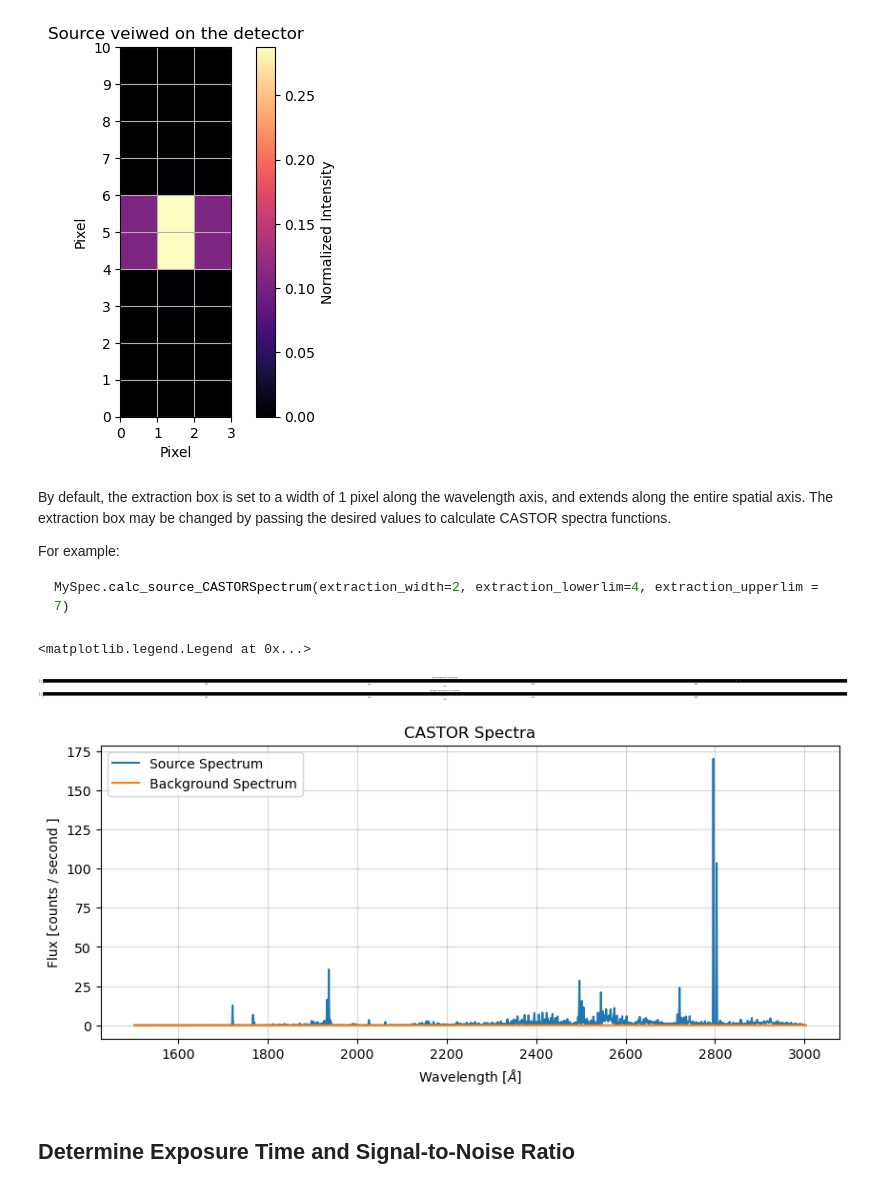
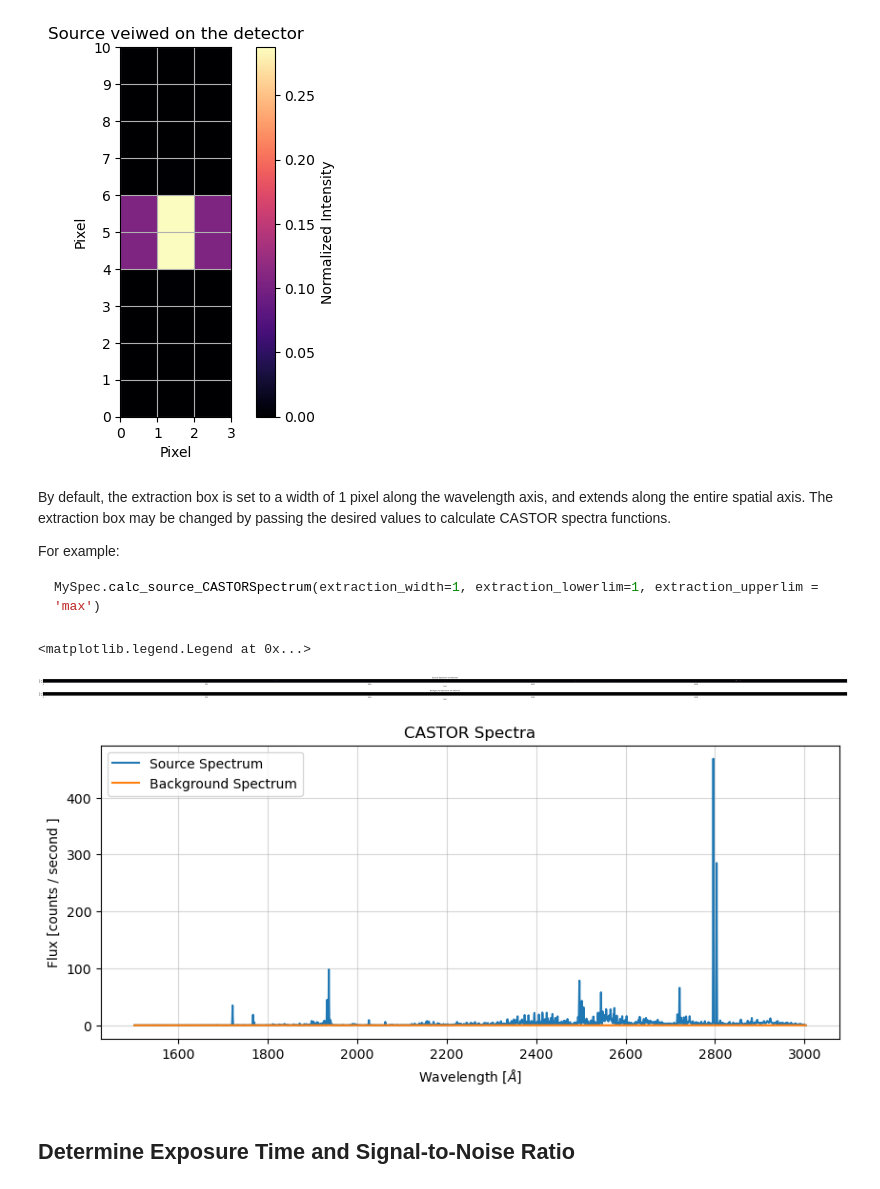
Before and after one commit to CASTOR-telescope/ETC_notebooks, a Jupyter notebook: using_uvmos_with_own_data.ipynb, the cells around one changed output. Saved outputs shown, nothing was run; the diff lists cells and outputs as text; code cells hidden in the pictures.

````diff
--- a/using_uvmos_with_own_data.ipynb
+++ b/using_uvmos_with_own_data.ipynb
@@ -23,4 +30,3 @@ from castor_etc.uvmos_spectroscopy import UVMOS_Spectroscopy
 import pandas as pd
 import matplotlib.pyplot as plt
 import math
-plt.rcParams.update(plt.rcParamsDefault) #Used to make graphs on Visual Studio Code and matplotlib.pyplot
@@ -39,6 +47,6 @@ MyTelescope.dark_current = 0.01
 # %%
 MyTelescope = Telescope()
-MyTelescope.dark_current = 0.01
+MyTelescope.dark_current = 0.02
 print('Mirror Area:  {:.3f}'.format( MyTelescope.mirror_area ))
 
 print('Pixel Scale:  {:.3f}'.format( MyTelescope.px_scale ))
@@ -79,8 +84,7 @@ Open your file either by copying the file to your Jupyter Notebook or calling fr
 
 
 # Calling from Desktop:
-# You may need to change the \ to a /.
-df = pd.read_csv(r"C:\Users\jgron\OneDrive\Desktop\CASTOR Summer 2025\Example Notbook 650Myr_Median\650Myr_0.35M_Median.csv")
+df = pd.read_csv("650Myr_0.35M_Median.csv")
 print(df.head) #prints a few lines of your file to see if it worked.
 
 
@@ -224,11 +237,11 @@ By default, the extraction box is set to a width of 1 pixel along the wavelength
 
 For example:
 ```Python
-MySpec.calc_source_CASTORSpectrum(extraction_width=2, extraction_lowerlim=4, extraction_upperlim = 7)
+MySpec.calc_source_CASTORSpectrum(extraction_width=1, extraction_lowerlim=1, extraction_upperlim = 'max')
 ```
 # %%
-MySpec.calc_source_CASTORSpectrum(extraction_width=1, extraction_lowerlim=4, extraction_upperlim = 7)
-MySpec.calc_background_CASTORSpectrum(extraction_width=1, extraction_lowerlim=4, extraction_upperlim = 7)
+MySpec.calc_source_CASTORSpectrum(extraction_width=1, extraction_lowerlim=1, extraction_upperlim = 'max')
+MySpec.calc_background_CASTORSpectrum(extraction_width=1, extraction_lowerlim=1, extraction_upperlim = 'max')
 
 
 # Optional: Visualize the source and background spectra on the detector
@@ -241,34 +254,34 @@ plt.xlabel('Pixel')
 plt.ylabel('Pixel')
 ax1.set_aspect('equal')
 
 
 ax2 = plt.subplot(212, sharex=ax1, sharey=ax1)
 plt.imshow(MySpec.background_detector*MySpec.source_extracted_numpixs,origin='lower',cmap='magma',aspect='auto', vmin=min(MySpec.source_detector.flatten()), vmax=max(MySpec.source_detector.flatten()))
 plt.title('Background Spectrum on Detector')
 plt.xlabel('Pixel')
 plt.ylabel('Pixel')
 ax2.set_aspect('equal')
 
 
 
 # Optional: Visualize the source and background
 plt.figure(figsize=(10,4))
 ax = plt.subplot(111)
 plt.plot(MySpec.waves_CASTORSpectrum, MySpec.source_CASTORSpectrum,'-',label='Source Spectrum')
 
 plt.plot(MySpec.waves_CASTORSpectrum, MySpec.background_CASTORSpectrum*MySpec.source_extracted_numpixs,'-',label='Background Spectrum')
 
 plt.title('CASTOR Spectra')
 plt.xlabel('Wavelength '+r'[$\AA$]')
 plt.ylabel('Flux [counts / second ]')
 plt.grid(alpha=0.5)
 plt.legend()
 
 #plt.savefig('650Myr_0.35M_Minimum.png')#To save your Castor spectrum
 # %% [output]
 <matplotlib.legend.Legend at 0x...>
 [figure]
-[figure, old version]
+[figure, new version]
 # %% [markdown]
 ## Determine Exposure Time and Signal-to-Noise Ratio
 # %% [markdown]
````
Also changed, not shown: parts of 14 cells of this notebook.
